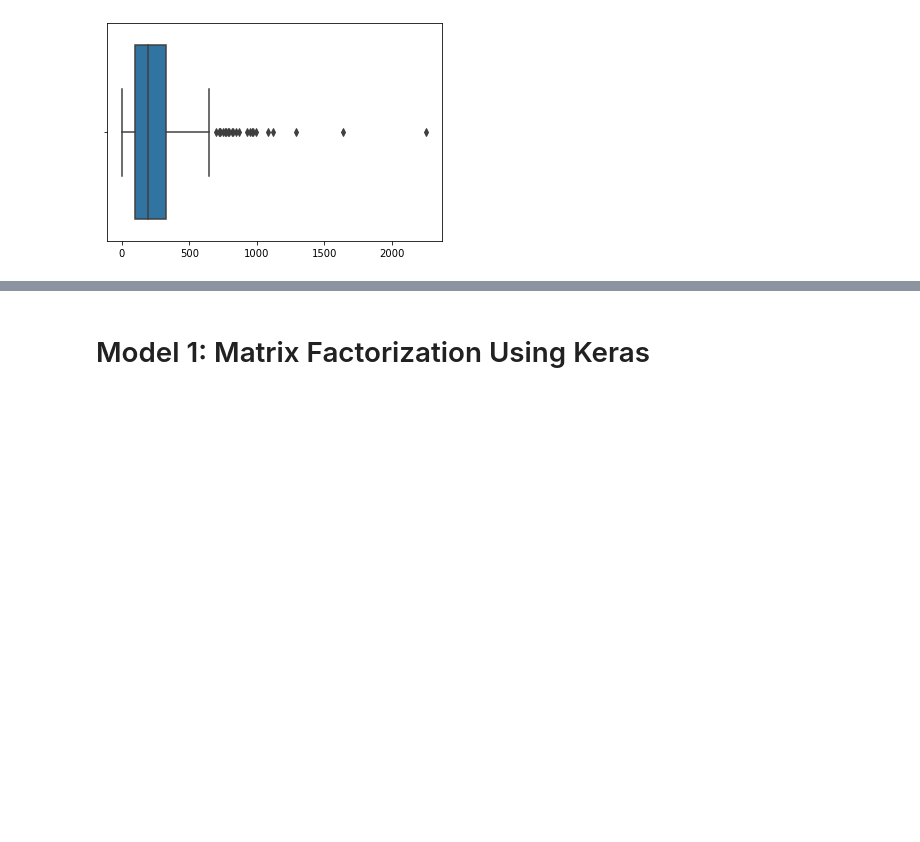
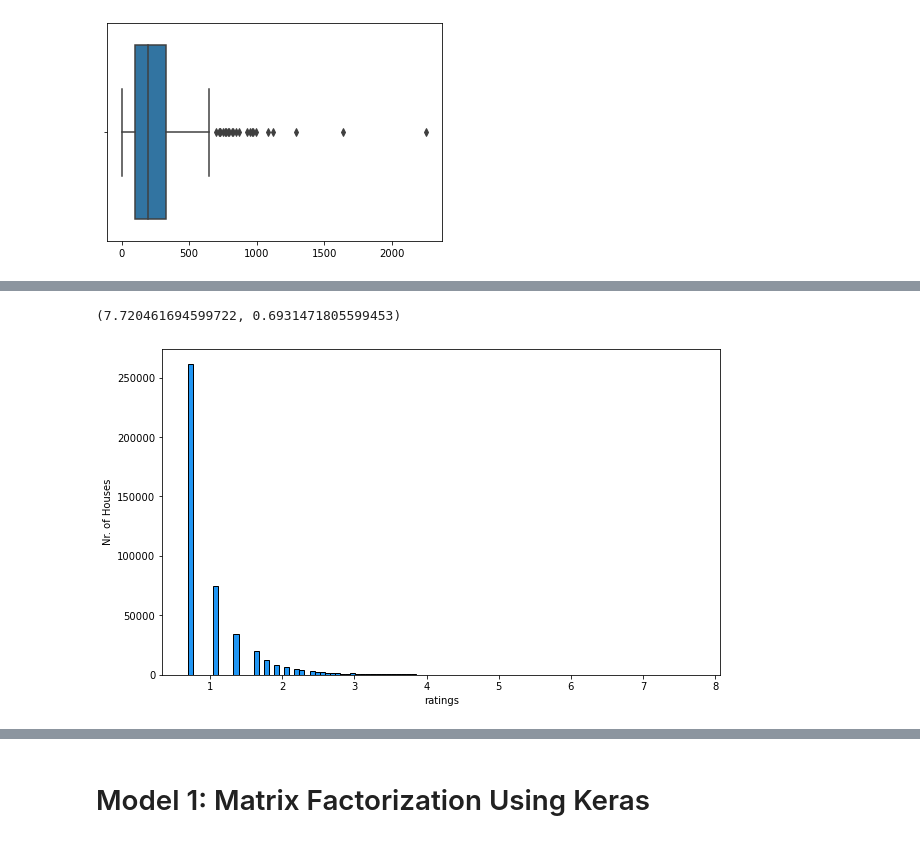
Before and after one commit to melihkacaman/Option-Matrix-Factorization, a Jupyter notebook: notebooks/03. Model Creation.ipynb, the cells around one changed output, grey strips where cells are left out. Cells and saved outputs as stored; diff of their text form; code cells hidden in the pictures; blank space fills up the shorter version.

```diff
--- a/notebooks/03. Model Creation.ipynb
+++ b/notebooks/03. Model Creation.ipynb
@@ -81,3 +89,9 @@ sns.boxplot(data['rating'].unique())
 # %% [output]
 <AxesSubplot:>
 [figure]
+# %%
+import numpy as np
+data_3_greater_1_log = data_3_greater_1.copy()
+data_3_greater_1_log["rating"] = np.log(data_3_greater_1.rating)
+
+data_3_greater_1_log.head()
@@ -83,0 +105,15 @@ sns.boxplot(data['rating'].unique())
+# %%
+max(data_3_greater_1_log.rating),  min(data_3_greater_1_log.rating)
+# %% [output]
+(7.720461694599722, 0.6931471805599453)
+# %%
+# If the distribution of the quantity is normal, then it should be standardized, otherwise, the data should be normalized.
+import matplotlib.pyplot as plt
+
+plt.figure(figsize=(10,6))
+plt.hist(data_3_greater_1_log['rating'], bins=100, ec='black', color='#2196f3')
+plt.xlabel('ratings')
+plt.ylabel('Nr. of Houses')
+plt.show()
+# %% [output]
+[figure, added]
```
Also changed, not shown: parts of 20 cells of this notebook.
